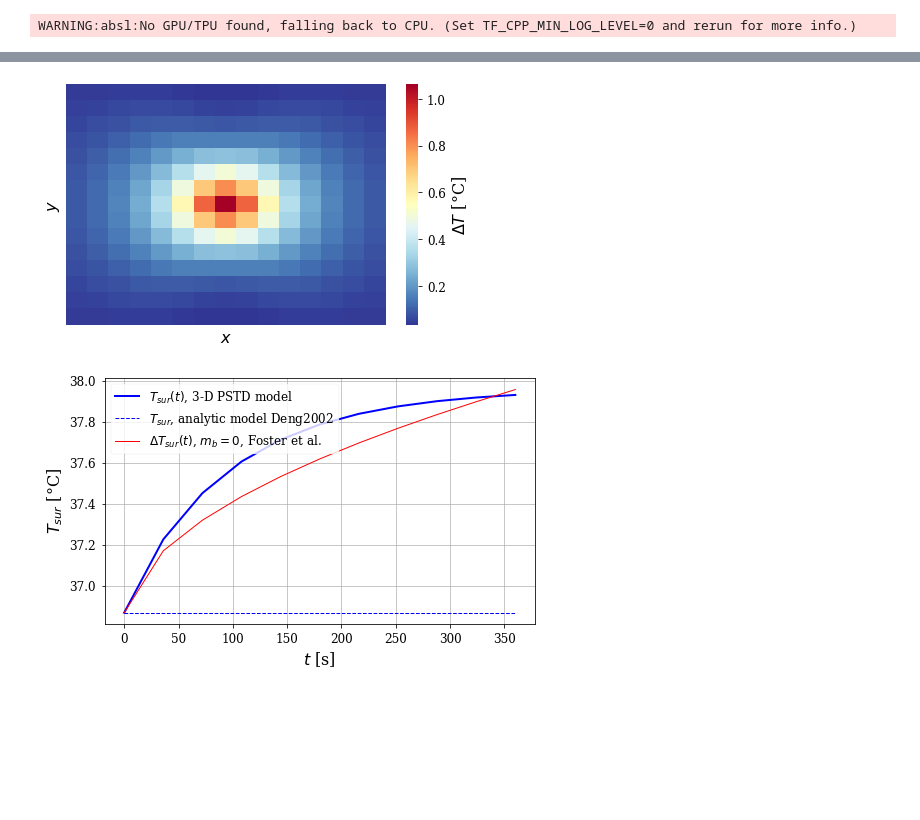
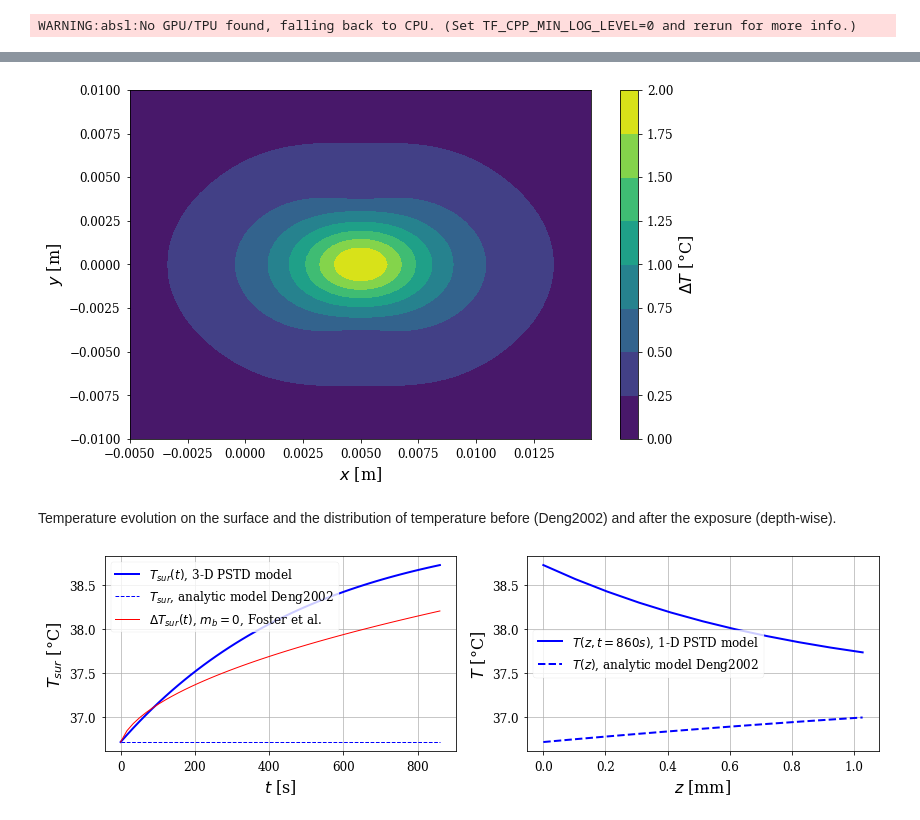
Before and after one commit to akapet00/EMF-exposure-analysis, a Jupyter notebook: demo.ipynb, the cells around one changed output, grey strips where cells are left out. Cells and saved outputs as stored; diff of their text form; code cells hidden in the pictures; blank space fills up the shorter version.

Commit message:
changes in 3-D pstd code

```diff
--- a/demo.ipynb
+++ b/demo.ipynb
@@ -162,7 +179,6 @@ This time, the model for the SMTD method is three-dimensional. Additionally, rea
 # %%
-## model input
 # frequency
-f = 30e9
+f = 15e9
 
 # conductivity, relative permitivity, tangent loss and penetration depth (Gabriel et al. 1996)
 sigma, eps_r, tan_loss, pen_depth = load_tissue_diel_properties('skin_dry', f)
@@ -192,7 +208,7 @@ zs = np.zeros_like(xs)
 
 # effective radiated skin area
 target_area = (0.02, 0.02)  # 2 x 2 cm2
-N = [15] * 3
+N = [51, 51, 11]
 xt = np.linspace(-target_area[0]/2, target_area[0]/2, N[0]) + xs[-1] / 2
 yt = np.linspace(-target_area[1]/2, target_area[1]/2, N[1])
-zt = -3 / 1000  # 2 mm distance from the antenna
+h = -3 / 1000  # distance from the antenna
@@ -199,12 +217,11 @@ zt = -3 / 1000  # 2 mm distance from the antenna
 # %%
-# absolute electric field distribution over the observed skin area
 Etot = np.empty((xt.size, yt.size))
 Htot = np.empty((xt.size, yt.size))
 I0 = np.empty((xt.size, yt.size))
 S = np.empty((xt.size, yt.size))
 for x_idx, _xt in enumerate(xt):
     for y_idx, _yt in enumerate(yt):
-        _zt = zt
+        _zt = h
         Ex, Ey, Ez = efield(_xt, _yt, _zt, xs, ys, zs, Is, f)
         Hx, Hy, Hz = hfield(_xt, _yt, _zt, xs, ys, zs, Is, f)
         Etot[x_idx, y_idx] = np.abs(np.sqrt(Ex ** 2 + Ey ** 2 + Ez ** 2))
@@ -214,6 +231,7 @@ for x_idx, _xt in enumerate(xt):
         I0z = Ex * Hy.conj()
         I0[x_idx, y_idx] = np.abs(np.sqrt(I0x ** 2 + I0y ** 2 + I0z ** 2))
         S[x_idx, y_idx] = 0.5 * np.real(np.sqrt(I0x ** 2 + I0y ** 2 + I0z ** 2))
+SAR_sur = S * T_tr / (rho * pen_depth)
 # %% [output]
 WARNING:absl:No GPU/TPU found, falling back to CPU. (Set TF_CPP_MIN_LOG_LEVEL=0 and rerun for more info.)
 # %%
@@ -243,2 +257,5 @@ T = deltaT_3d_pstd(t, N, target_area, pen_depth, k, rho, C, m_b * 5, SAR_sur)
 # %%
+sim_time = 860
+t = np.linspace(0, sim_time, 51)
+T = deltaT_3d_pstd(t, N, target_area, pen_depth, k, rho, C, m_b , SAR_sur)
 # np.save(os.path.join('simulations', f'deltaT_Nx{N[0]}Ny{N[1]}Nz{N[2]}_t{sim_time}_a{int(target_area[0]*target_area[1]*1e4)}_dipole.npy'), T, allow_pickle=True, fix_imports=True)
@@ -265,31 +285,48 @@ plt.show()
 # %%
-# temperature change distribution on the surface, heatmap
-fig_config(scaler=1.5)
+fig_config(nrows=1, ncols=1, scaler=2)
 fig = plt.figure()
-ax = fig.add_subplot(111)
-ax = sns.heatmap(T[-1, :, :, 0], cmap='RdYlBu_r', xticklabels=False, yticklabels=False,
-                 cbar_kws={'label': '$\\Delta T$ [°C]', 'orientation': 'vertical',})
-ax.set_xlabel('$x$')
-ax.set_ylabel('$y$')
+ax = fig.add_subplot()
+cs = ax.contourf(*mesh, T[-1, :, :, 0])
+cbar = fig.colorbar(cs, ax=ax)
+cbar.ax.set_ylabel('$\\Delta T$ [°C]')
+ax.set_xlabel('$x$ [m]')
+ax.set_ylabel('$y$ [m]')
+plt.tight_layout()
 plt.show()
 # %% [output]
-[figure, old version]
+[figure, new version]
+# %% [markdown]
+Temperature evolution on the surface and the distribution of temperature before (Deng2002) and after the exposure (depth-wise).
 # %%
-# temperature (depth-wise) before and after mmWave exposure
 z = np.linspace(0, pen_depth, N[2])
 T0 = initT_depth_analytic(z, k, rho, C, rho_b, C_b, m_b, h_0, T_a, T_c, T_f, Q_m)
 
-fig_config(scaler=1.5)
+fig_config(nrows=1, ncols=2, scaler=1.25)
 fig = plt.figure()
-ax = fig.add_subplot()
-ax.plot(t, np.ones_like(t) * T0[0] + np.max(T[:, :, :, 0], axis=(1, 2)), 'b-', linewidth=2, label='$T_{sur}(t)$, 3-D PSTD model')
-ax.plot(t, np.ones_like(t) * T0[0], 'b--', linewidth=1, label='$T_{sur}$, analytic model Deng2002')
-ax.plot(t, np.ones_like(t) * T0[0] + deltaT_depth_analytic(t, pen_depth, k, rho, C, np.max(I0), T_tr), 'r-', linewidth=1, label='$\\Delta T_{sur}(t)$, $m_b = 0$, Foster et al.')
-ax.set_xlabel('$t$ [s]')
-ax.set_ylabel('$T_{sur}$ [°C]')
-ax.legend(loc='upper left')
-ax.grid()
+ax1 = fig.add_subplot(1, 2, 1)
+ax1.plot(t, np.ones_like(t) * T0[0] + np.max(T[:, :, :, 0], axis=(1, 2)), 'b-', linewidth=2,
+         label='$T_{sur}(t)$, 3-D PSTD model')
+ax1.plot(t, np.ones_like(t) * T0[0], 'b--', linewidth=1,
+         label='$T_{sur}$, analytic model Deng2002')
+ax1.plot(t, np.ones_like(t) * T0[0] + deltaT_depth_analytic(t, pen_depth, k, rho, C, np.max(I0), T_tr), 'r-', linewidth=1,
+         label='$\\Delta T_{sur}(t)$, $m_b = 0$, Foster et al.')
+ax1.set_xlabel('$t$ [s]')
+ax1.set_ylabel('$T_{sur}$ [°C]')
+ax1.legend(loc='upper left')
+ax1.grid()
+
+ax2 = fig.add_subplot(1, 2, 2)
+xargmax, yargmax = np.where(T[-1, :, :, 0] == T[-1, :, :, 0].max())
+ax2.plot(z * 1e3, T0 + T[-1, int(xargmax), int(yargmax), :], 'b-', linewidth=2,
+         label=f'$T(z, t={int(t[-1])} s)$, 1-D PSTD model')
+ax2.plot(z * 1e3, T0, 'b--', linewidth=2,
+         label='$T(z)$, analytic model Deng2002')
+ax2.set_xlabel('$z$ [mm]')
+ax2.set_ylabel('$T$ [°C]')
+ax2.legend(loc='center left')
+ax2.grid()
+
 plt.tight_layout()
 plt.show()
 # %% [output]
-[figure, old version]
+[figure, new version]
```
Also changed, not shown: parts of 20 cells of this notebook, 1 other file.
